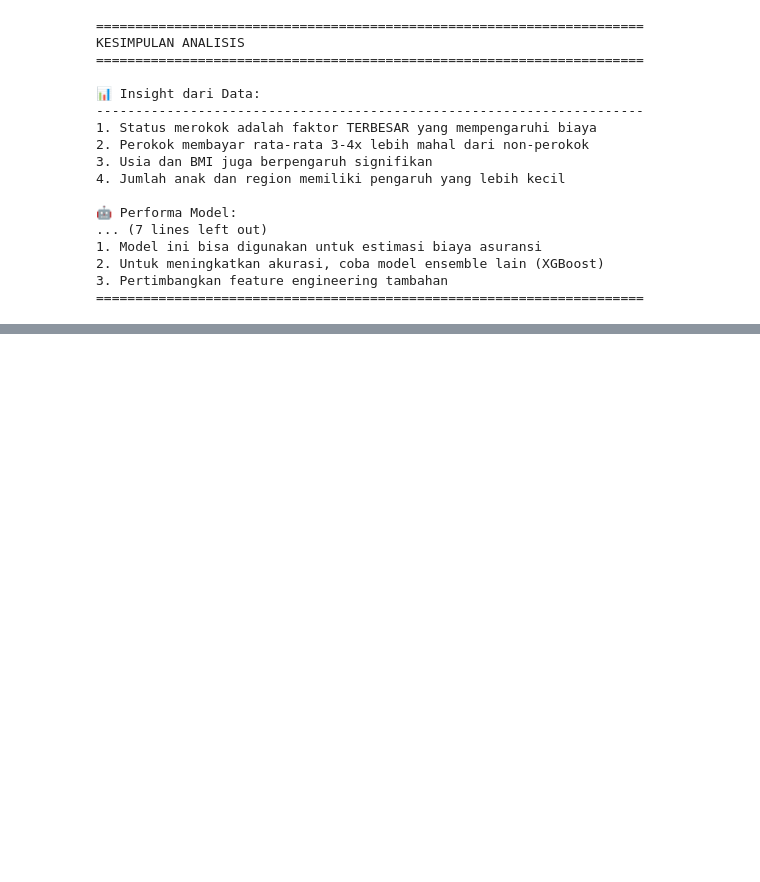
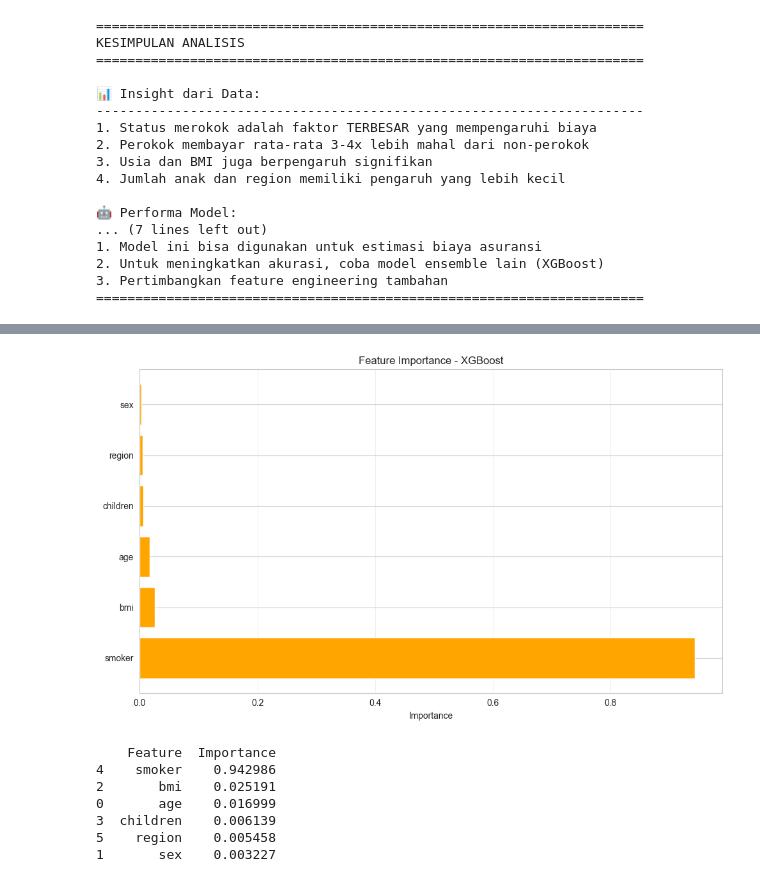
Before and after one commit to aljuan14/Medical-Cost-Personal-Analysis, a Jupyter notebook: train.ipynb, the cells around one changed output, grey strips where cells are left out. Cells and saved outputs as stored; diff of their text form; code cells hidden in the pictures; blank space fills up the shorter version.

Commit message:
menambahkan model xgboost

```diff
--- a/train.ipynb
+++ b/train.ipynb
@@ -587,0 +630,28 @@ KESIMPULAN ANALISIS
+# %%
+# Cell 18: Feature Importance - XGBoost
+# Feature importance dari XGBoost
+importance_xgb = pd.DataFrame({
+    'Feature': X.columns,
+    'Importance': xgb_model.feature_importances_
+})
+importance_xgb = importance_xgb.sort_values('Importance', ascending=False)
+
+plt.figure(figsize=(10, 6))
+plt.barh(importance_xgb['Feature'],
+         importance_xgb['Importance'], color='orange')
+plt.xlabel('Importance')
+plt.title('Feature Importance - XGBoost')
+plt.grid(axis='x', alpha=0.3)
+plt.tight_layout()
+plt.show()
+
+print(importance_xgb)
+# %% [output]
+[figure, added]
+    Feature  Importance
+4    smoker    0.942986
+2       bmi    0.025191
+0       age    0.016999
+3  children    0.006139
+5    region    0.005458
+1       sex    0.003227
```
Also changed, not shown: parts of 2 cells of this notebook.
